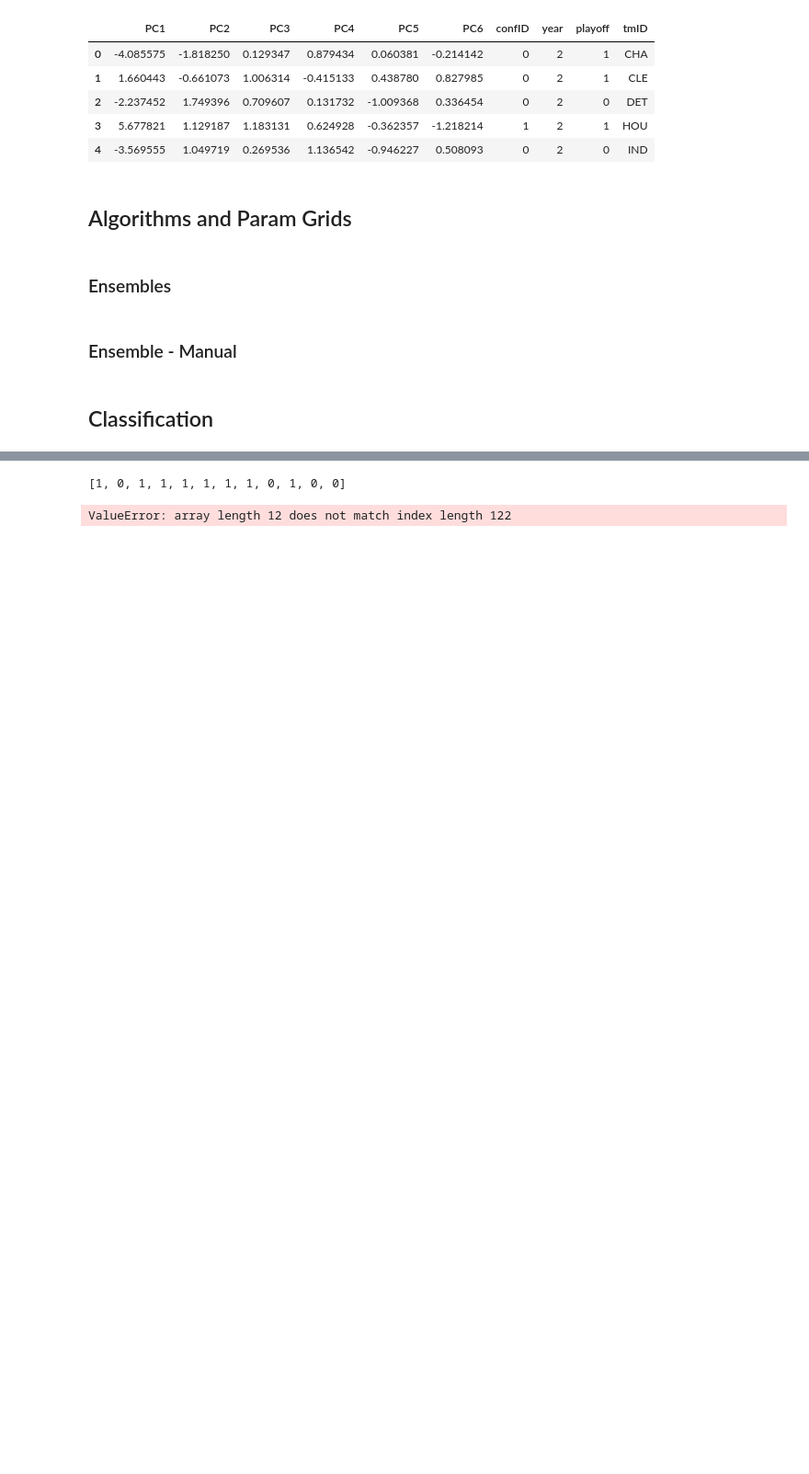
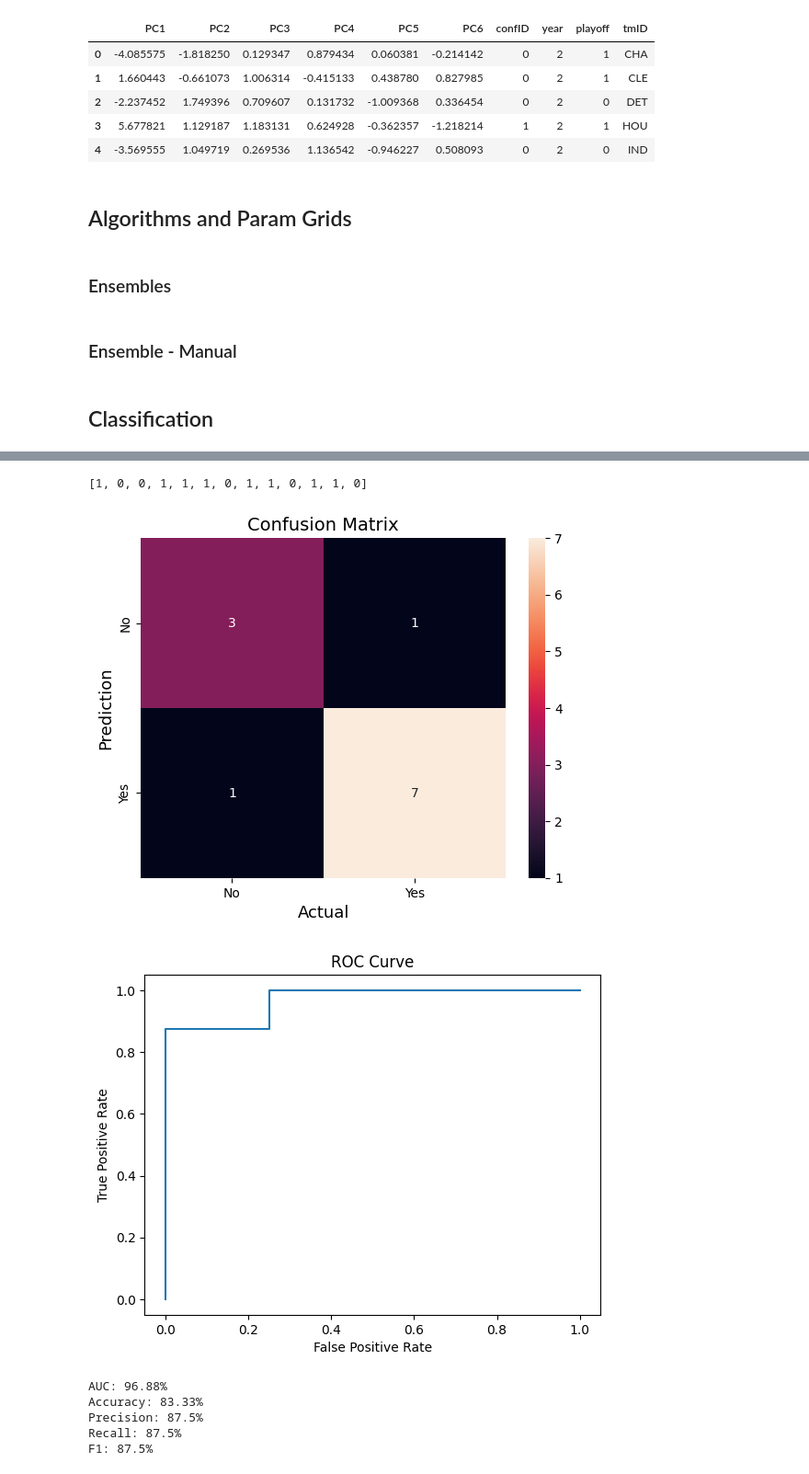
Before and after one commit to DanielRodrigues08/AC-FEUP, a Jupyter notebook: classification/classification.ipynb, the cells around one changed output, grey strips where cells are left out. Shown at 92% size. Saved outputs shown, nothing was run; the diff lists cells and outputs as text; code cells hidden in the pictures; blank space fills up the shorter version.

```diff
--- a/classification/classification.ipynb
+++ b/classification/classification.ipynb
@@ -237,29 +238,36 @@ F1: 87.5%
 # %%
 if isinstance(classifier, ManualEnsemble):
     result = classifier.test(11)
 else:
     result = class_utils.test_model(classifier, df, 11, target)
 
 (
     y_test_gt,
     y_test_prob,
     conf_test,
+    _,
     _,
     _,
     x_test_tmID,
 ) = result
 
 print(y_test_pred)
 y_test_pred = class_utils.enforce_max_teams(y_test_prob, conf_test)
 y_train_pred = class_utils.enforce_max_teams(y_train_prob, conf_train)
 
 result = pd.DataFrame({"ID": x_test_tmID, "label": y_test_pred})
 mapping = {0: "N", 1: "Y"}
 result["label"] = result["label"].map(mapping)
 
 result.to_csv("../data/predictions.csv", index=False)
 
 eval.model_score(y_test_gt, y_test_pred, y_test_prob, True)
 # %% [output]
-[1, 0, 1, 1, 1, 1, 1, 1, 0, 1, 0, 0]
+[1, 0, 0, 1, 1, 1, 0, 1, 1, 0, 1, 1, 0]
+[figure, added]
+[figure, added]
-ValueError: array length 12 does not match index length 122
+AUC: 96.88%
+Accuracy: 83.33%
+Precision: 87.5%
+Recall: 87.5%
+F1: 87.5%
```
Also changed, not shown: parts of 2 cells of this notebook, 1 other file.
